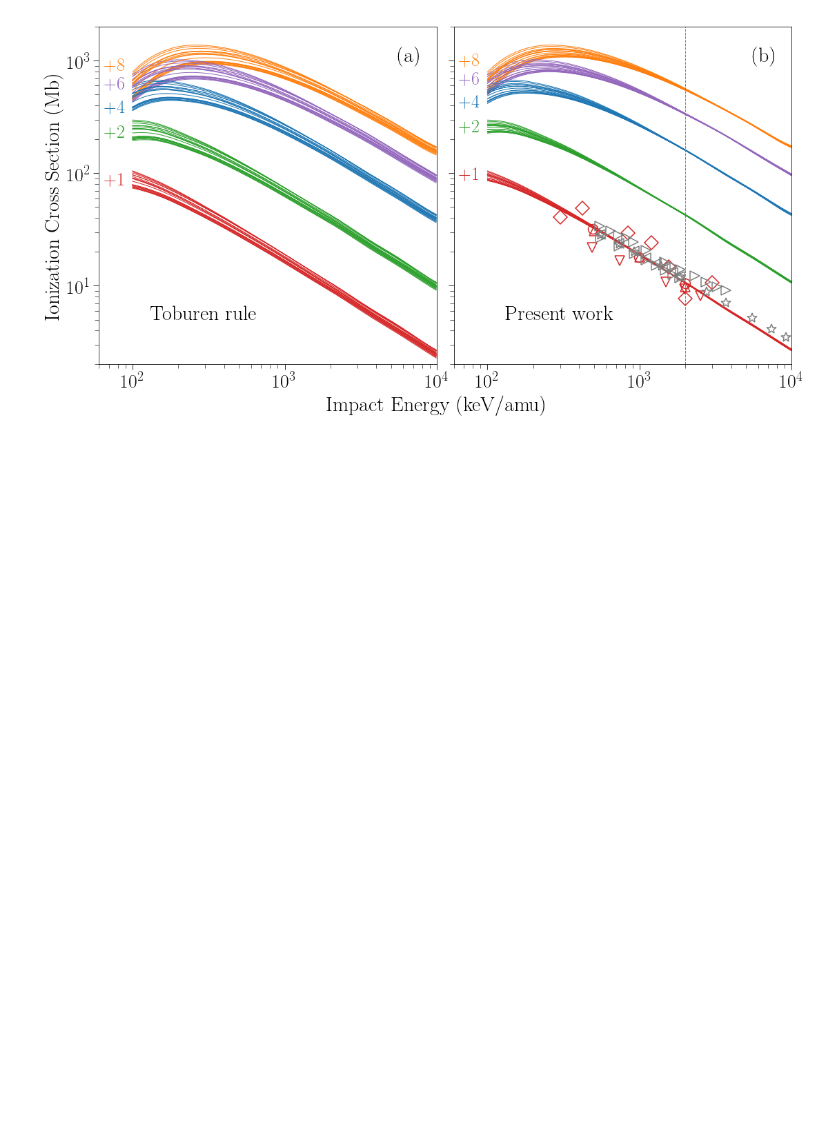
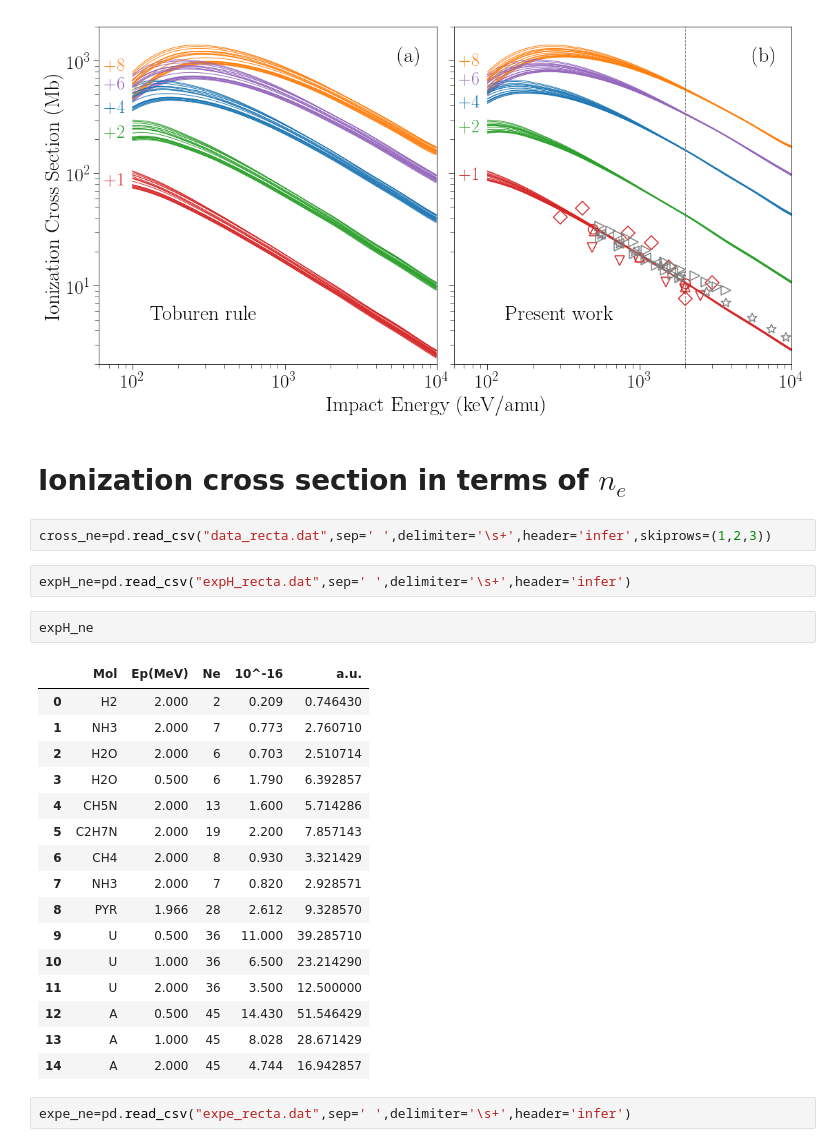
Before and after one commit to xiaogaogaoxiao/ionmol_stoi, a Jupyter notebook: figuras/graphs/molscaling.ipynb, the cells around one changed output. Drawn from its saved outputs; the diff is of its cells as text; blank space fills up the shorter version.

```diff
--- a/figuras/graphs/molscaling.ipynb
+++ b/figuras/graphs/molscaling.ipynb
@@ -730,3 +732,30 @@ plt.savefig("../molscaling85.eps",bbox_inches='tight')
 plt.show()
 # %% [output]
 [figure]
+# %% [markdown]
+# Ionization cross section in terms of $n_e$
+# %%
+cross_ne=pd.read_csv("data_recta.dat",sep=' ',delimiter='\s+',header='infer',skiprows=(1,2,3))
+# %%
+expH_ne=pd.read_csv("expH_recta.dat",sep=' ',delimiter='\s+',header='infer')
+# %%
+expH_ne
+# %% [output]
+|  | Mol | Ep(MeV) | Ne | 10^-16 | a.u. |
+| 0 | H2 | 2.000 | 2 | 0.209 | 0.746430 |
+| 1 | NH3 | 2.000 | 7 | 0.773 | 2.760710 |
+| 2 | H2O | 2.000 | 6 | 0.703 | 2.510714 |
+| 3 | H2O | 0.500 | 6 | 1.790 | 6.392857 |
+| 4 | CH5N | 2.000 | 13 | 1.600 | 5.714286 |
+| 5 | C2H7N | 2.000 | 19 | 2.200 | 7.857143 |
+| 6 | CH4 | 2.000 | 8 | 0.930 | 3.321429 |
+| 7 | NH3 | 2.000 | 7 | 0.820 | 2.928571 |
+| 8 | PYR | 1.966 | 28 | 2.612 | 9.328570 |
+| 9 | U | 0.500 | 36 | 11.000 | 39.285710 |
+| 10 | U | 1.000 | 36 | 6.500 | 23.214290 |
+| 11 | U | 2.000 | 36 | 3.500 | 12.500000 |
+| 12 | A | 0.500 | 45 | 14.430 | 51.546429 |
+| 13 | A | 1.000 | 45 | 8.028 | 28.671429 |
+| 14 | A | 2.000 | 45 | 4.744 | 16.942857 |
+# %%
+expe_ne=pd.read_csv("expe_recta.dat",sep=' ',delimiter='\s+',header='infer')
```
Also changed, not shown: parts of 2 cells of this notebook, 16 other files.
